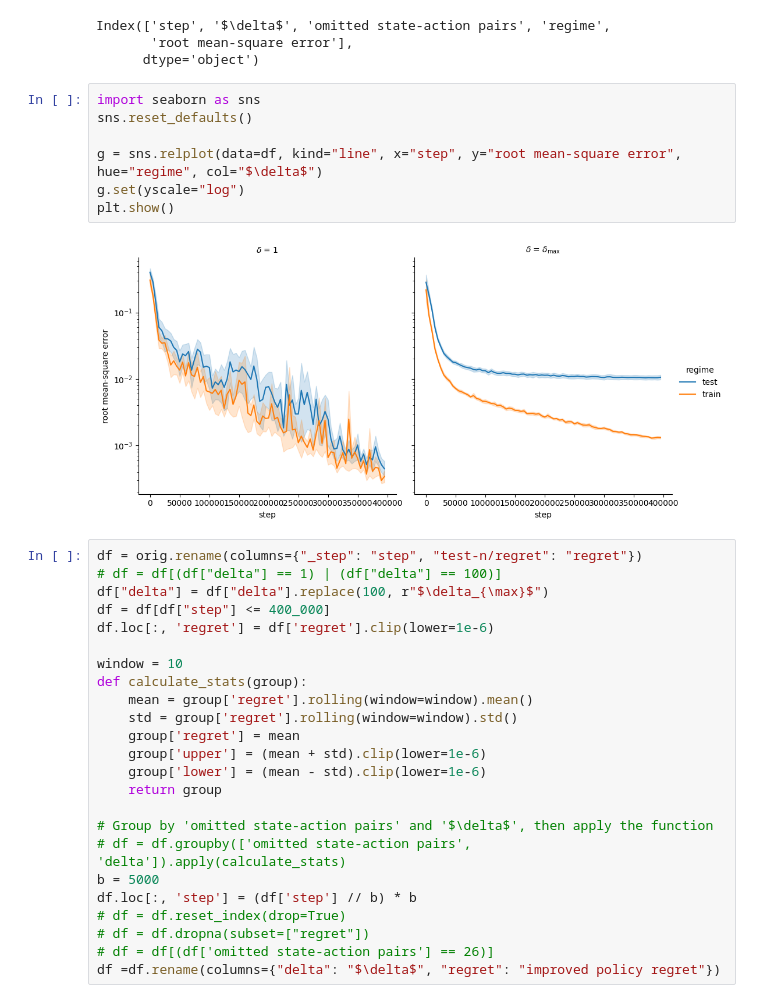
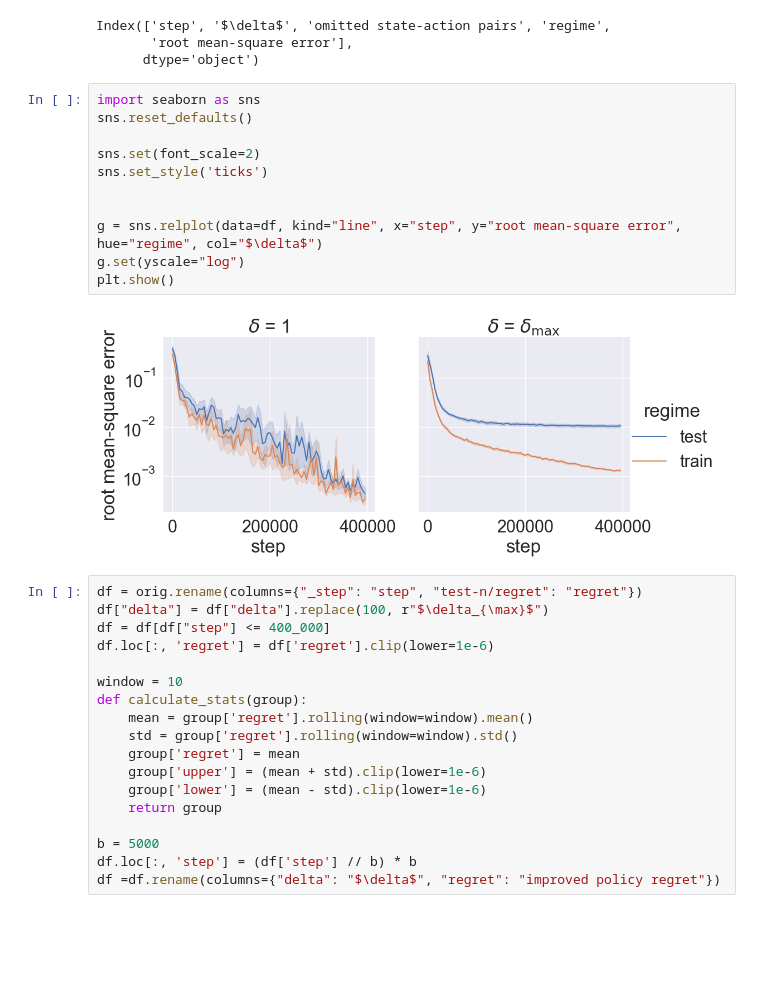
Before and after one commit to ethanabrooks/dissertation, a Jupyter notebook: figures/bellman-update-networks/walls.ipynb, the cells around one changed output. Cells and saved outputs as stored; diff of their text form; blank space fills up the shorter version.

```diff
--- a/figures/bellman-update-networks/walls.ipynb
+++ b/figures/bellman-update-networks/walls.ipynb
@@ -90,15 +90,18 @@ Index(['step', '$\delta$', 'omitted state-action pairs', 'regime',
 # %%
 import seaborn as sns
 sns.reset_defaults()
 
+sns.set(font_scale=2)
+sns.set_style('ticks')
+
+
 g = sns.relplot(data=df, kind="line", x="step", y="root mean-square error", hue="regime", col="$\delta$")
 g.set(yscale="log")
 plt.show()
 # %% [output]
-[figure, old version]
+[figure, new version]
 # %%
 df = orig.rename(columns={"_step": "step", "test-n/regret": "regret"})
-# df = df[(df["delta"] == 1) | (df["delta"] == 100)]
 df["delta"] = df["delta"].replace(100, r"$\delta_{\max}$")
 df = df[df["step"] <= 400_000]
 df.loc[:, 'regret'] = df['regret'].clip(lower=1e-6)
@@ -112,13 +115,8 @@ def calculate_stats(group):
     group['lower'] = (mean - std).clip(lower=1e-6)
     return group
 
-# Group by 'omitted state-action pairs' and '$\delta$', then apply the function
-# df = df.groupby(['omitted state-action pairs', 'delta']).apply(calculate_stats)
 b = 5000
 df.loc[:, 'step'] = (df['step'] // b) * b
-# df = df.reset_index(drop=True)
-# df = df.dropna(subset=["regret"])
-# df = df[(df['omitted state-action pairs'] == 26)]
 df =df.rename(columns={"delta": "$\delta$", "regret": "improved policy regret"})
 # %%
 import seaborn as sns
```
Also changed, not shown: parts of 1 cell of this notebook, 11 other files.
